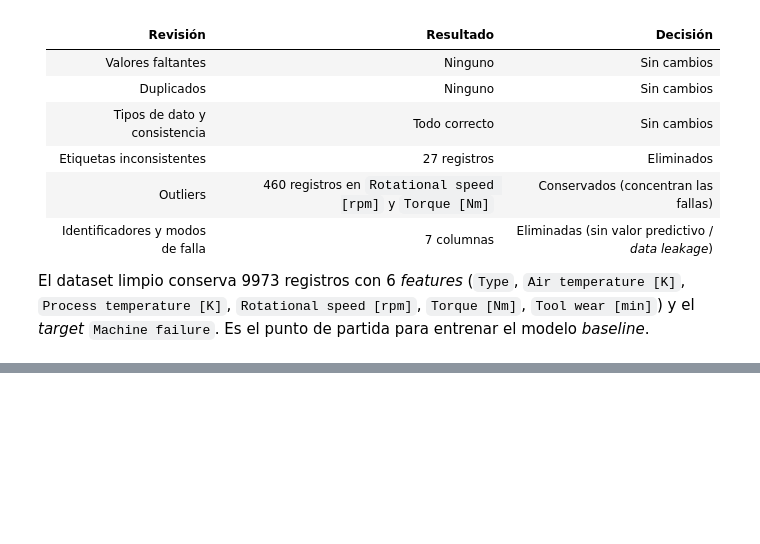
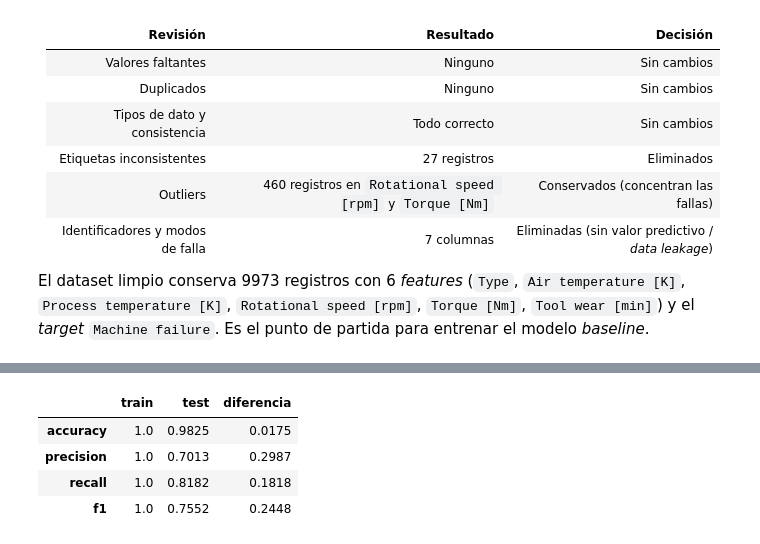
Before and after one commit to itdsanchez-stack/MLOps-W03, a Jupyter notebook: Draft_Notebook_Baseline_SanchezDaniel.ipynb, the cells around one changed output, grey strips where cells are left out. Cells and saved outputs as stored; diff of their text form; code cells hidden in the pictures; blank space fills up the shorter version.

```diff
--- a/Draft_Notebook_Baseline_SanchezDaniel.ipynb
+++ b/Draft_Notebook_Baseline_SanchezDaniel.ipynb
@@ -703,0 +816,24 @@ El dataset limpio conserva 9973 registros con 6 *features* (`Type`, `Air tempera
+# %%
+# Modelo dummy de referencia: siempre predice la clase mayoritaria ("sin falla")
+dummy_pipeline = Pipeline([("preprocessor", preprocessor),
+                           ("model", DummyClassifier(strategy="most_frequent"))],
+)
+dummy_pipeline.fit(X_train, y_train)
+
+def evaluate(pipeline, X_eval, y_eval):
+    # Calcula las métricas de evaluación de un pipeline entrenado
+    y_pred = pipeline.predict(X_eval)
+    return {"accuracy": accuracy_score(y_eval, y_pred),
+            "precision": precision_score(y_eval, y_pred, zero_division=0),
+            "recall": recall_score(y_eval, y_pred),
+            "f1": f1_score(y_eval, y_pred),
+    }
+
+# Métricas en el conjunto de prueba
+tree_metrics = evaluate(tree_pipeline, X_test, y_test)
+dummy_metrics = evaluate(dummy_pipeline, X_test, y_test)
+
+test_results = pd.DataFrame({"Decision Tree (baseline)": tree_metrics,
+                             "Dummy Classifier (majority class)": dummy_metrics},
+).T.round(4)
+test_results
@@ -703,0 +900,15 @@ El dataset limpio conserva 9973 registros con 6 *features* (`Type`, `Air tempera
+# %%
+# Métricas del Decision Tree en entrenamiento contra prueba
+tree_train_metrics = evaluate(tree_pipeline, X_train, y_train)
+
+overfitting_check = pd.DataFrame({"train": tree_train_metrics,
+                                  "test": tree_metrics},
+).round(4)
+overfitting_check["diferencia"] = (overfitting_check["train"] - overfitting_check["test"]).round(4)
+overfitting_check
+# %% [output]
+|  | train | test | diferencia |
+| accuracy | 1.0 | 0.9825 | 0.0175 |
+| precision | 1.0 | 0.7013 | 0.2987 |
+| recall | 1.0 | 0.8182 | 0.1818 |
+| f1 | 1.0 | 0.7552 | 0.2448 |
```
Also changed, not shown: parts of 21 cells of this notebook.
